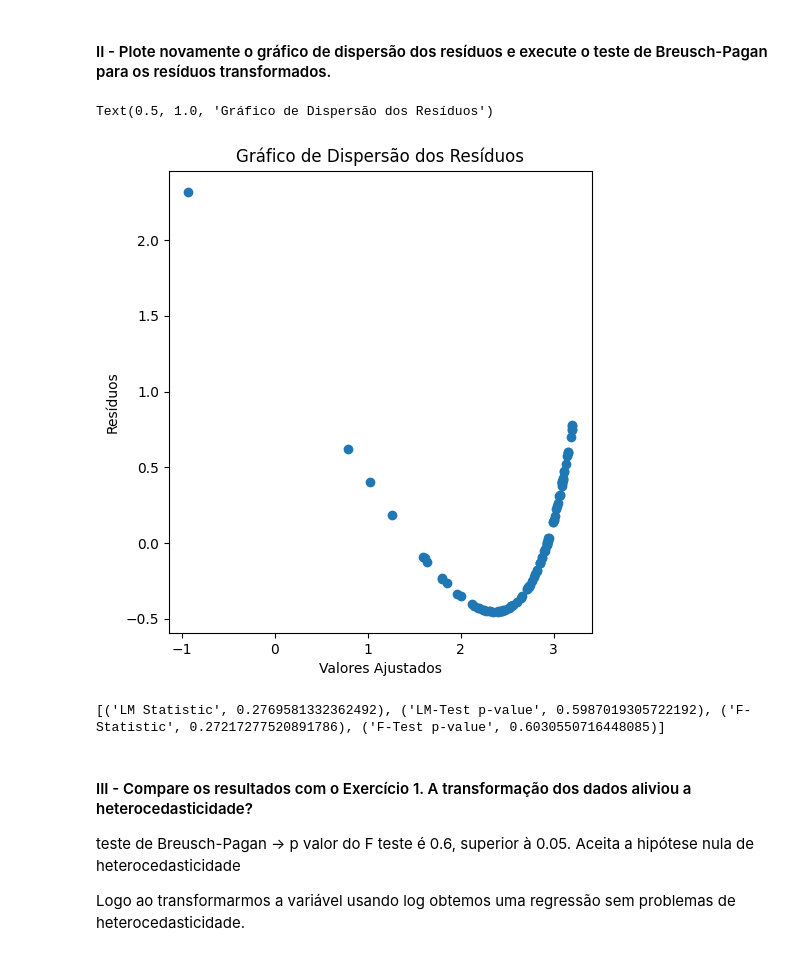
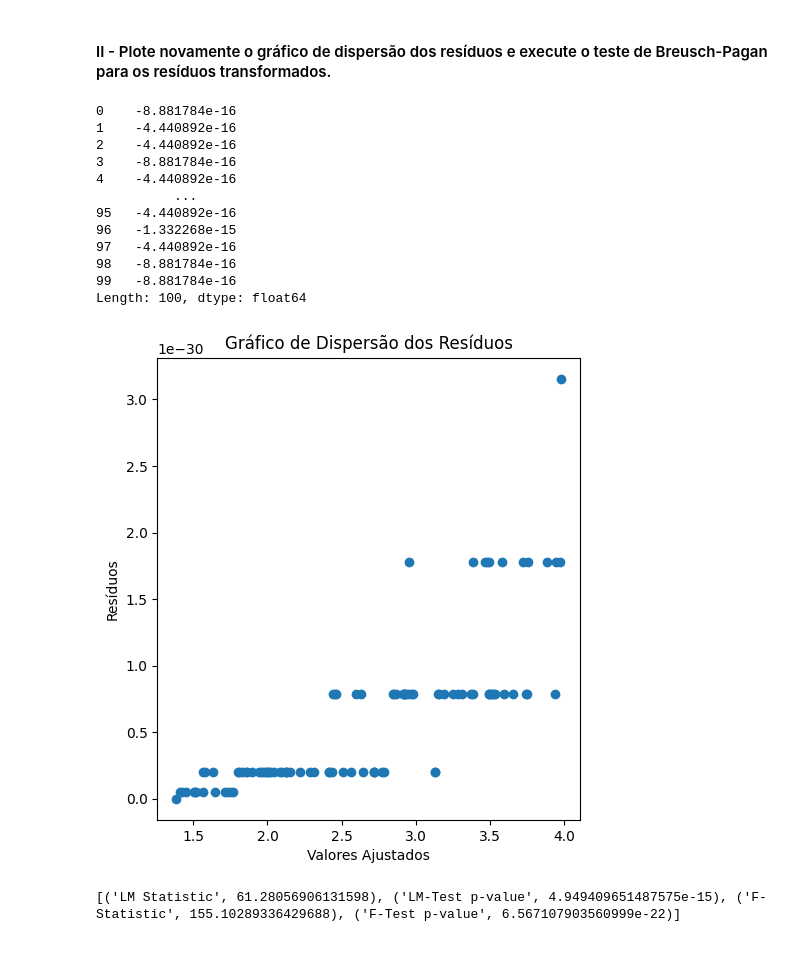
Before and after one commit to glaucofilho/CEDS-805, a Jupyter notebook: Exercicios/heterocedasticidade_e_linearizacao.ipynb, the cells around one changed output. Drawn from its saved outputs; the diff is of its cells as text; code cells hidden in the pictures.

```diff
--- a/Exercicios/heterocedasticidade_e_linearizacao.ipynb
+++ b/Exercicios/heterocedasticidade_e_linearizacao.ipynb
@@ -102,9 +113,8 @@ O valor de (F-Test p-value) é muito pequeno, então rejeito a hipótese nula de
 
 #### I - Aplique uma transformação apropriada (por exemplo, logarítmica) aos dados de Y e ajuste o modelo de regressão linear transformado.
 # %%
-df_h = np.log(df)
-target_h = df_h.Y
-features_h = df_h.drop("Y", axis=1)
+target_h = np.log(df.Y)
+features_h = df.drop("Y", axis=1)
 features_h = sm.add_constant(features_h)
 
 model_h = sm.OLS(target_h, features_h).fit()
@@ -132,23 +171,28 @@ Notes:
 # %%
 plt.figure(figsize=(12, 6))
 plt.subplot(1, 2, 1)
-plt.scatter(model_h.fittedvalues, model_h.resid)
+plt.scatter(target_h, model_h.resid**2)
 plt.xlabel("Valores Ajustados")
 plt.ylabel("Resíduos")
 plt.title("Gráfico de Dispersão dos Resíduos")
+print(model_h.resid)
 # %% [output]
-Text(0.5, 1.0, 'Gráfico de Dispersão dos Resíduos')
+0    -8.881784e-16
+1    -4.440892e-16
+2    -4.440892e-16
+3    -8.881784e-16
+4    -4.440892e-16
+          ...
+95   -4.440892e-16
+96   -1.332268e-15
+97   -4.440892e-16
+98   -8.881784e-16
+99   -8.881784e-16
+Length: 100, dtype: float64
-[figure, old version]
+[figure, new version]
 # %%
-bp_test = het_breuschpagan(fit_h.resid, features_h)
+bp_test = het_breuschpagan(model_h.resid, features_h)
 labels = ['LM Statistic', 'LM-Test p-value', 'F-Statistic', 'F-Test p-value']
 print(lzip(labels, bp_test))
 # %% [output]
-[('LM Statistic', 0.2769581332362492), ('LM-Test p-value', 0.5987019305722192), ('F-Statistic', 0.27217277520891786), ('F-Test p-value', 0.6030550716448085)]
+[('LM Statistic', 61.28056906131598), ('LM-Test p-value', 4.949409651487575e-15), ('F-Statistic', 155.10289336429688), ('F-Test p-value', 6.567107903560999e-22)]
-# %% [markdown]
-#### III - Compare os resultados com o Exercício 1. A transformação dos dados aliviou a heterocedasticidade?
-
-
-teste de Breusch-Pagan -> p valor do F teste é 0.6, superior à 0.05. Aceita a hipótese nula de heterocedasticidade
-
-Logo ao transformarmos a variável usando log obtemos uma regressão sem problemas de heterocedasticidade.
```
Also changed, not shown: parts of 9 cells of this notebook, 7 other files.
